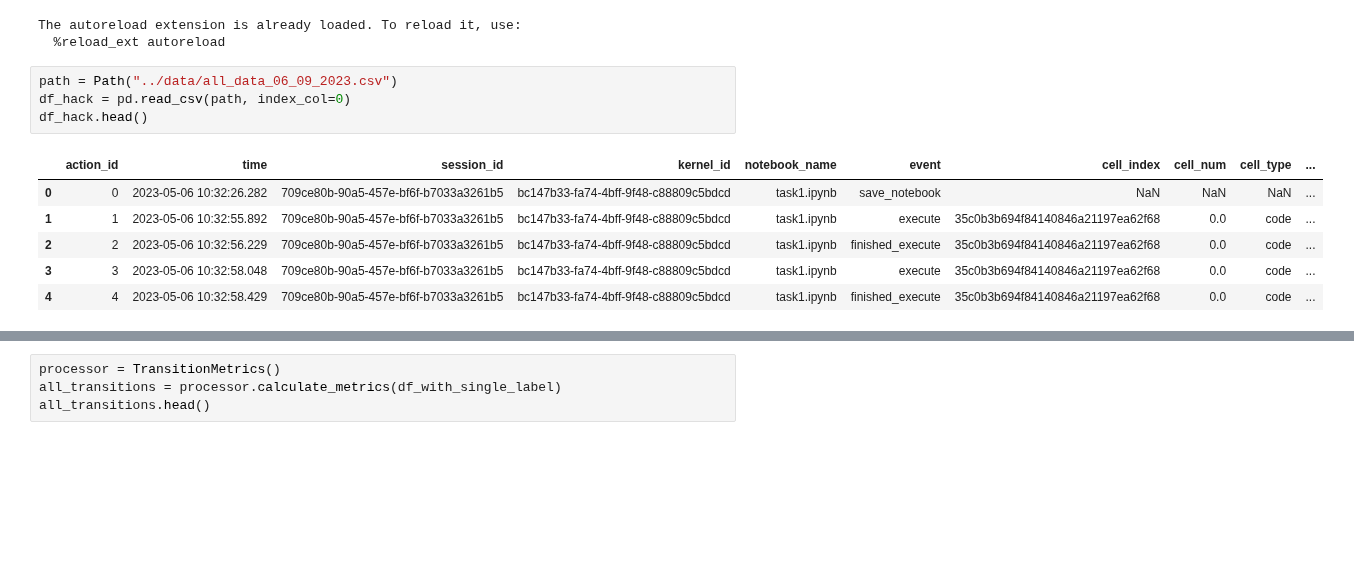
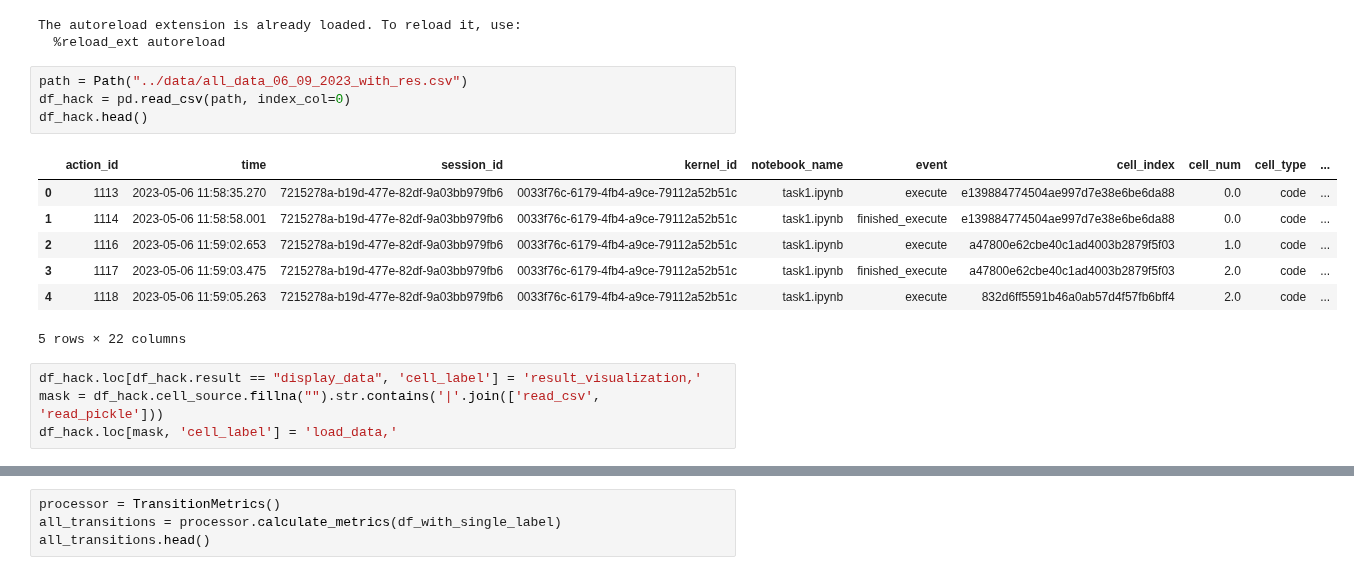
Before and after one commit to konstantgr/jupyter-logs-analysis, a Jupyter notebook: analysis/labels-transitions.ipynb, the cells around one changed output, grey strips where cells are left out. Saved outputs shown, nothing was run; the diff lists cells and outputs as text; blank space fills up the shorter version.

```diff
--- a/analysis/labels-transitions.ipynb
+++ b/analysis/labels-transitions.ipynb
@@ -14,16 +14,21 @@ from analysis.metrics.metrics_transtions import TransitionMetrics
 The autoreload extension is already loaded. To reload it, use:
   %reload_ext autoreload
 # %%
-path = Path("../data/all_data_06_09_2023.csv")
+path = Path("../data/all_data_06_09_2023_with_res.csv")
 df_hack = pd.read_csv(path, index_col=0)
 df_hack.head()
 # %% [output]
 |  | action_id | time | session_id | kernel_id | notebook_name | event | cell_index | cell_num | cell_type | ... |
-| 0 | 0 | 2023-05-06 10:32:26.282 | 709ce80b-90a5-457e-bf6f-b7033a3261b5 | bc147b33-fa74-4bff-9f48-c88809c5bdcd | task1.ipynb | save_notebook | NaN | NaN | NaN | ... |
-| 1 | 1 | 2023-05-06 10:32:55.892 | 709ce80b-90a5-457e-bf6f-b7033a3261b5 | bc147b33-fa74-4bff-9f48-c88809c5bdcd | task1.ipynb | execute | 35c0b3b694f84140846a21197ea62f68 | 0.0 | code | ... |
-| 2 | 2 | 2023-05-06 10:32:56.229 | 709ce80b-90a5-457e-bf6f-b7033a3261b5 | bc147b33-fa74-4bff-9f48-c88809c5bdcd | task1.ipynb | finished_execute | 35c0b3b694f84140846a21197ea62f68 | 0.0 | code | ... |
-| 3 | 3 | 2023-05-06 10:32:58.048 | 709ce80b-90a5-457e-bf6f-b7033a3261b5 | bc147b33-fa74-4bff-9f48-c88809c5bdcd | task1.ipynb | execute | 35c0b3b694f84140846a21197ea62f68 | 0.0 | code | ... |
-| 4 | 4 | 2023-05-06 10:32:58.429 | 709ce80b-90a5-457e-bf6f-b7033a3261b5 | bc147b33-fa74-4bff-9f48-c88809c5bdcd | task1.ipynb | finished_execute | 35c0b3b694f84140846a21197ea62f68 | 0.0 | code | ... |
+| 0 | 1113 | 2023-05-06 11:58:35.270 | 7215278a-b19d-477e-82df-9a03bb979fb6 | 0033f76c-6179-4fb4-a9ce-79112a52b51c | task1.ipynb | execute | e139884774504ae997d7e38e6be6da88 | 0.0 | code | ... |
+| 1 | 1114 | 2023-05-06 11:58:58.001 | 7215278a-b19d-477e-82df-9a03bb979fb6 | 0033f76c-6179-4fb4-a9ce-79112a52b51c | task1.ipynb | finished_execute | e139884774504ae997d7e38e6be6da88 | 0.0 | code | ... |
+| 2 | 1116 | 2023-05-06 11:59:02.653 | 7215278a-b19d-477e-82df-9a03bb979fb6 | 0033f76c-6179-4fb4-a9ce-79112a52b51c | task1.ipynb | execute | a47800e62cbe40c1ad4003b2879f5f03 | 1.0 | code | ... |
+| 3 | 1117 | 2023-05-06 11:59:03.475 | 7215278a-b19d-477e-82df-9a03bb979fb6 | 0033f76c-6179-4fb4-a9ce-79112a52b51c | task1.ipynb | finished_execute | a47800e62cbe40c1ad4003b2879f5f03 | 2.0 | code | ... |
+| 4 | 1118 | 2023-05-06 11:59:05.263 | 7215278a-b19d-477e-82df-9a03bb979fb6 | 0033f76c-6179-4fb4-a9ce-79112a52b51c | task1.ipynb | execute | 832d6ff5591b46a0ab57d4f57fb6bff4 | 2.0 | code | ... |
+5 rows × 22 columns
+# %%
+df_hack.loc[df_hack.result == "display_data", 'cell_label'] = 'result_visualization,'
+mask = df_hack.cell_source.fillna("").str.contains('|'.join(['read_csv', 'read_pickle']))
+df_hack.loc[mask, 'cell_label'] = 'load_data,'
 # %%
 june = JuNEDataset(df_hack)
 june.prepare_dataset()
```
Also changed, not shown: parts of 18 cells of this notebook.
